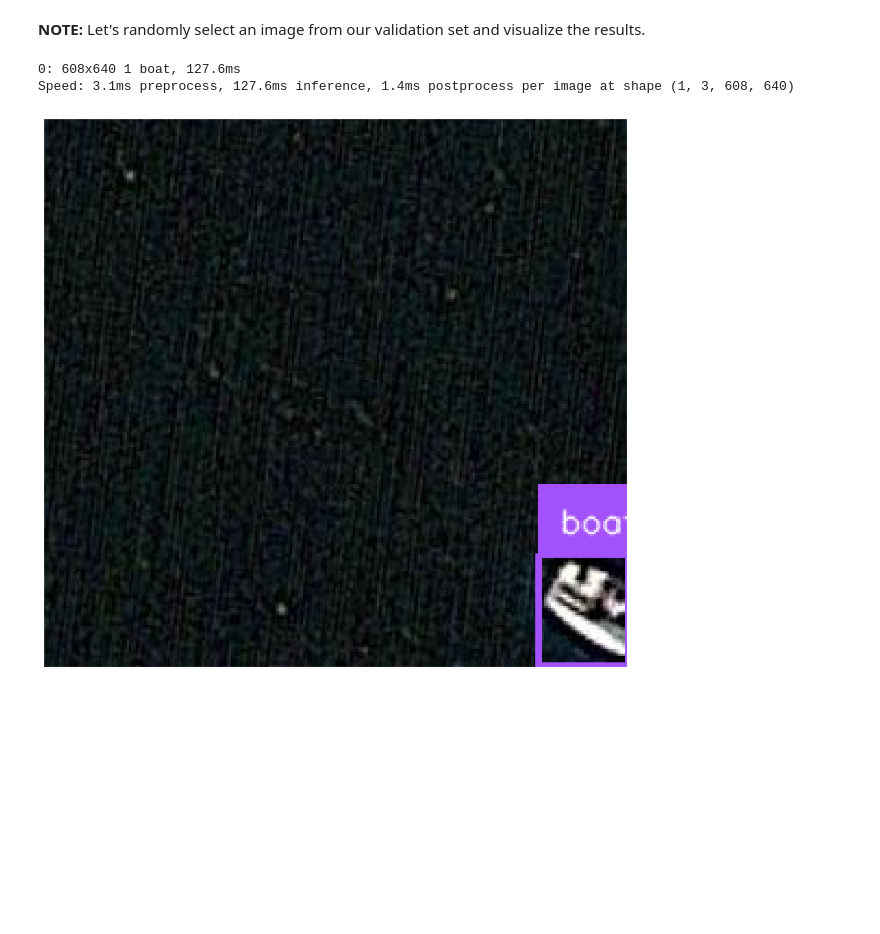
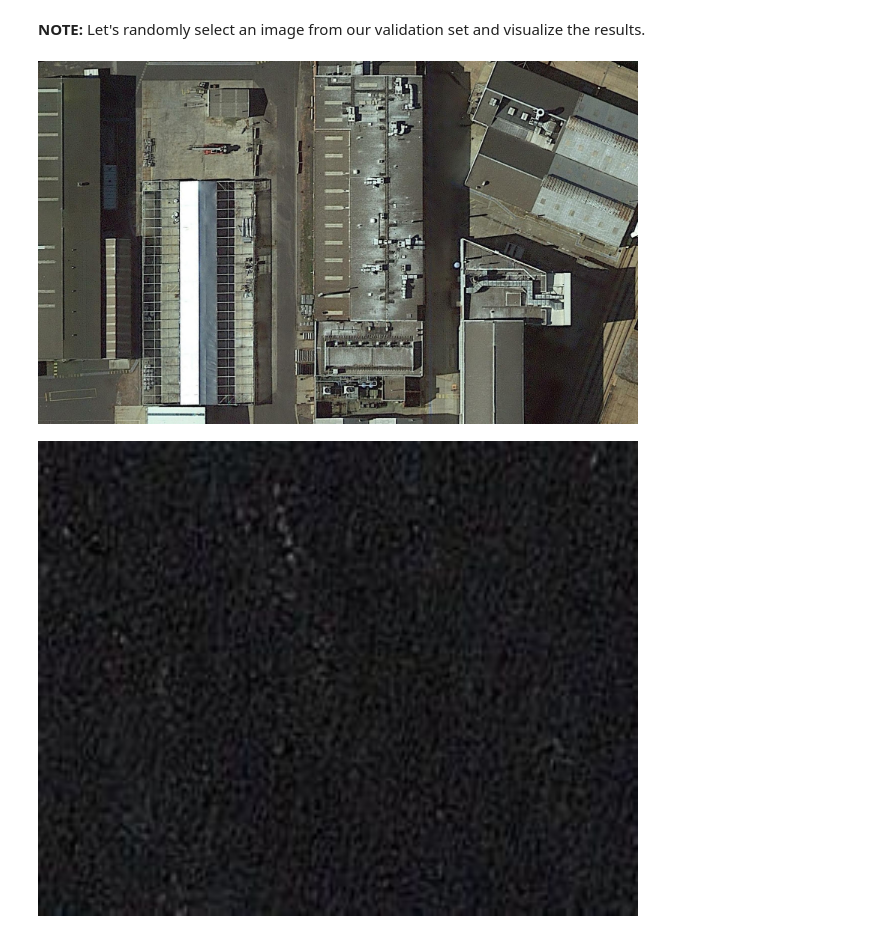
Before and after one commit to Kalashnikov42/SatShipNet, a Jupyter notebook: YOLOv10/YOLOv10.ipynb, the cells around one changed output. Cells and saved outputs as stored; diff of their text form; code cells hidden in the pictures; blank space fills up the shorter version.

```diff
--- a/YOLOv10/YOLOv10.ipynb
+++ b/YOLOv10/YOLOv10.ipynb
@@ -166,21 +232,11 @@ label_annotator = sv.LabelAnnotator()
 # %% [markdown]
 **NOTE:** Let's randomly select an image from our validation set and visualize the results.
-# %%
-import random
-
-random_image = random.choice(list(dataset.images.keys()))
-random_image = dataset.images[random_image]
-
-results = model(source=random_image, conf=0.25)[0]
-detections = sv.Detections.from_ultralytics(results)
-
-annotated_image = bounding_box_annotator.annotate(
-    scene=random_image, detections=detections)
-annotated_image = label_annotator.annotate(
-    scene=annotated_image, detections=detections)
-
-sv.plot_image(annotated_image)
-# %% [output]
-0: 608x640 1 boat, 127.6ms
-Speed: 3.1ms preprocess, 127.6ms inference, 1.4ms postprocess per image at shape (1, 3, 608, 640)
-[figure, removed]
+# %%
+import glob
+from IPython.display import Image, display
+for image_path in glob.glob(f'{HOME}/runs/detect/predict2/*.jpg')[:3]:
+      display(Image(filename=image_path, width=600))
+      print("\n")
+# %% [output]
+[figure, added]
+[figure, added]
```
Also changed, not shown: parts of 18 cells of this notebook, 1 other file.
